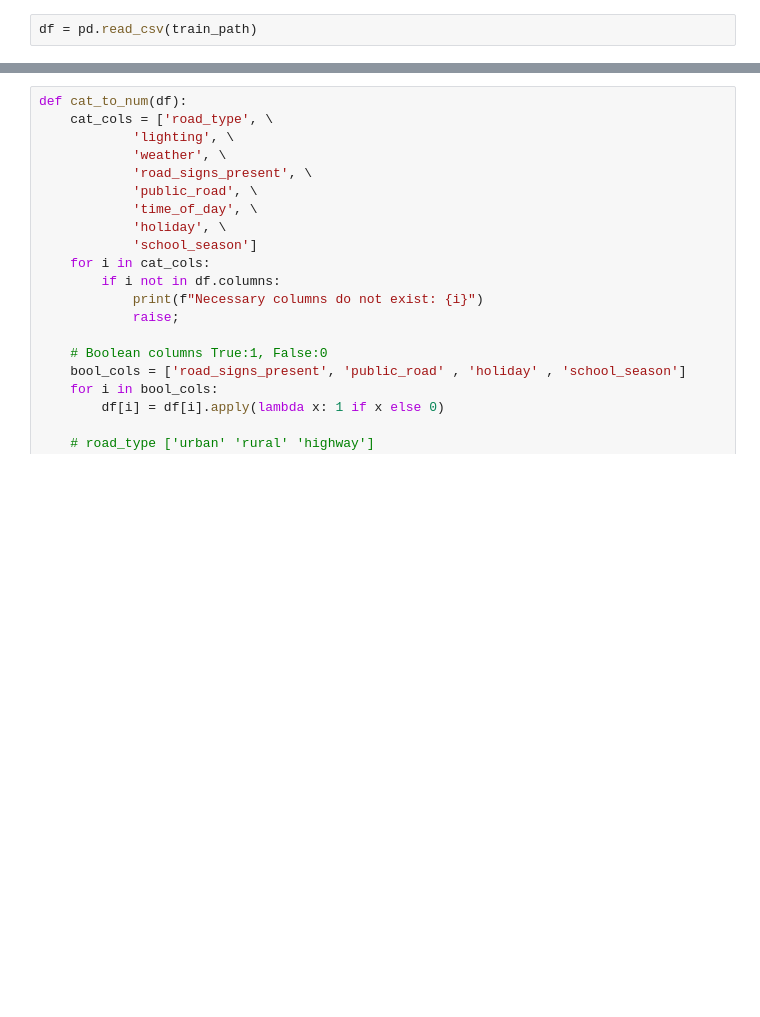
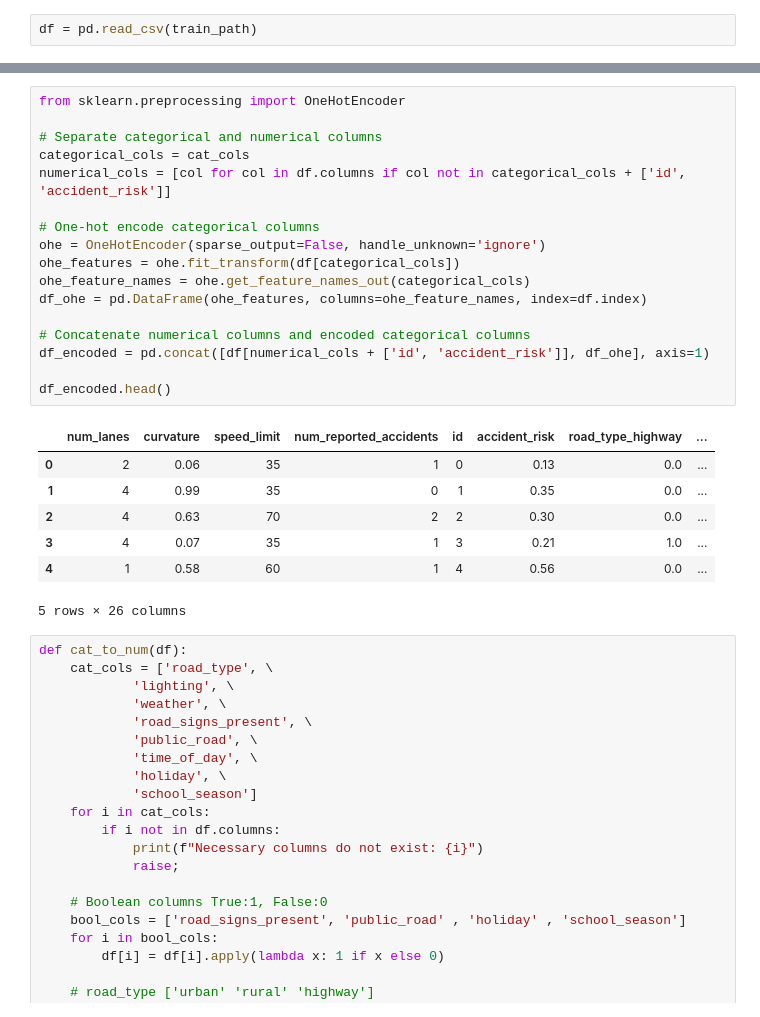
Before and after one commit to cringe-syco/ML, a Jupyter notebook: notebooks/road_accidents.ipynb, the cells around one changed output, grey strips where cells are left out. Saved outputs shown, nothing was run; the diff lists cells and outputs as text; blank space fills up the shorter version.

```diff
--- a/notebooks/road_accidents.ipynb
+++ b/notebooks/road_accidents.ipynb
@@ -14,3 +23,28 @@ df = pd.read_csv(train_path)
+# %%
+from sklearn.preprocessing import OneHotEncoder
+
+# Separate categorical and numerical columns
+categorical_cols = cat_cols
+numerical_cols = [col for col in df.columns if col not in categorical_cols + ['id', 'accident_risk']]
+
+# One-hot encode categorical columns
+ohe = OneHotEncoder(sparse_output=False, handle_unknown='ignore')
+ohe_features = ohe.fit_transform(df[categorical_cols])
+ohe_feature_names = ohe.get_feature_names_out(categorical_cols)
+df_ohe = pd.DataFrame(ohe_features, columns=ohe_feature_names, index=df.index)
+
+# Concatenate numerical columns and encoded categorical columns
+df_encoded = pd.concat([df[numerical_cols + ['id', 'accident_risk']], df_ohe], axis=1)
+
+df_encoded.head()
+# %% [output]
+|  | num_lanes | curvature | speed_limit | num_reported_accidents | id | accident_risk | road_type_highway | ... |
+| 0 | 2 | 0.06 | 35 | 1 | 0 | 0.13 | 0.0 | ... |
+| 1 | 4 | 0.99 | 35 | 0 | 1 | 0.35 | 0.0 | ... |
+| 2 | 4 | 0.63 | 70 | 2 | 2 | 0.30 | 0.0 | ... |
+| 3 | 4 | 0.07 | 35 | 1 | 3 | 0.21 | 1.0 | ... |
+| 4 | 1 | 0.58 | 60 | 1 | 4 | 0.56 | 0.0 | ... |
+5 rows × 26 columns
 # %%
 def cat_to_num(df):
     cat_cols = ['road_type', \
```
Also changed, not shown: parts of 11 cells of this notebook, 2 other files.
